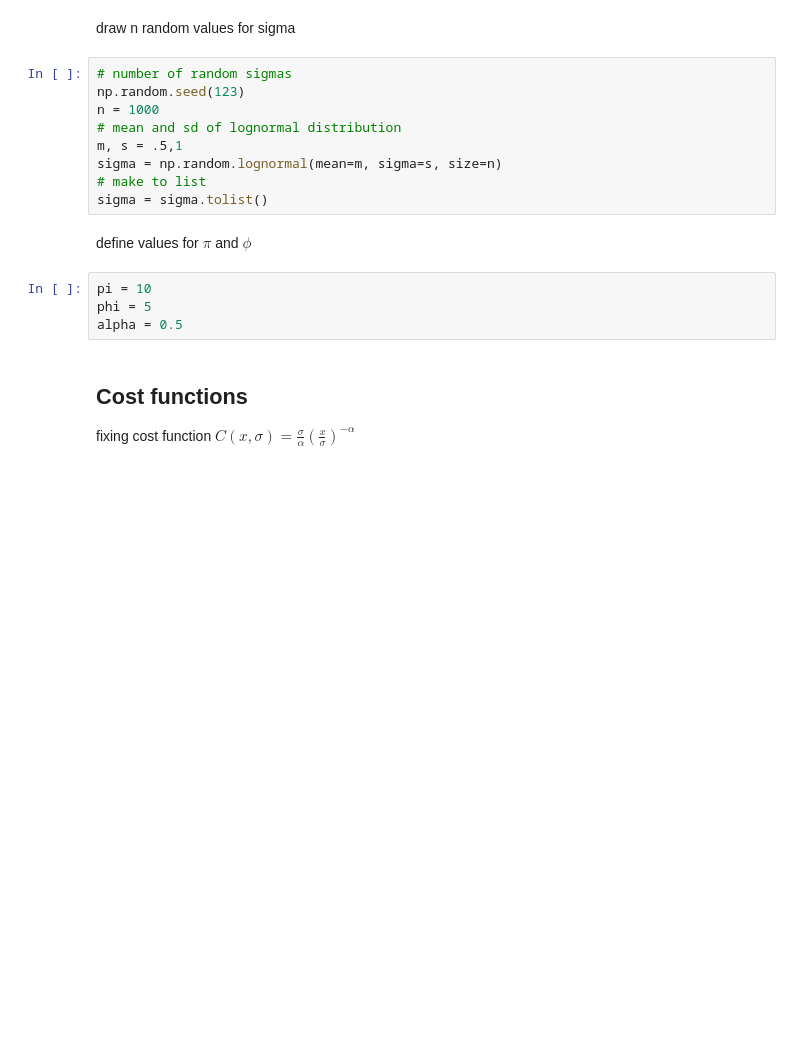
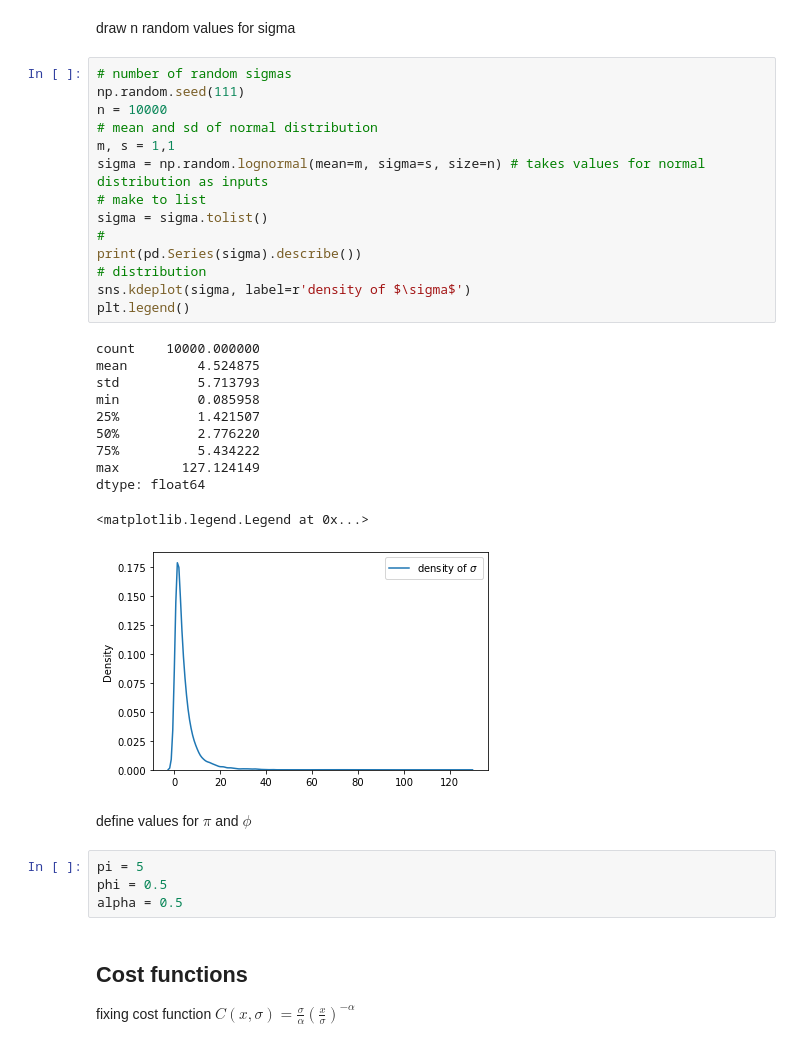
Before and after one commit to paulaleoni/delhi_outages, a Jupyter notebook: sim/simulations.ipynb, the cells around one changed output. Cells and saved outputs as stored; diff of their text form; blank space fills up the shorter version.

```diff
--- a/sim/simulations.ipynb
+++ b/sim/simulations.ipynb
@@ -12,18 +12,35 @@ import seaborn as sns
 draw n random values for sigma
 # %%
 # number of random sigmas
-np.random.seed(123)
-n = 1000
-# mean and sd of lognormal distribution
-m, s = .5,1
-sigma = np.random.lognormal(mean=m, sigma=s, size=n)
+np.random.seed(111)
+n = 10000
+# mean and sd of normal distribution
+m, s = 1,1
+sigma = np.random.lognormal(mean=m, sigma=s, size=n) # takes values for normal distribution as inputs
 # make to list
 sigma = sigma.tolist()
+#
+print(pd.Series(sigma).describe())
+# distribution
+sns.kdeplot(sigma, label=r'density of $\sigma$')
+plt.legend()
+# %% [output]
+count    10000.000000
+mean         4.524875
+std          5.713793
+min          0.085958
+25%          1.421507
+50%          2.776220
+75%          5.434222
+max        127.124149
+dtype: float64
+<matplotlib.legend.Legend at 0x...>
+[figure, added]
 # %% [markdown]
 define values for $\pi$ and $\phi$
 # %%
-pi = 10
-phi = 5
+pi = 5
+phi = 0.5
 alpha = 0.5
 # %% [markdown]
 ## Cost functions
```
Also changed, not shown: parts of 15 cells of this notebook.
